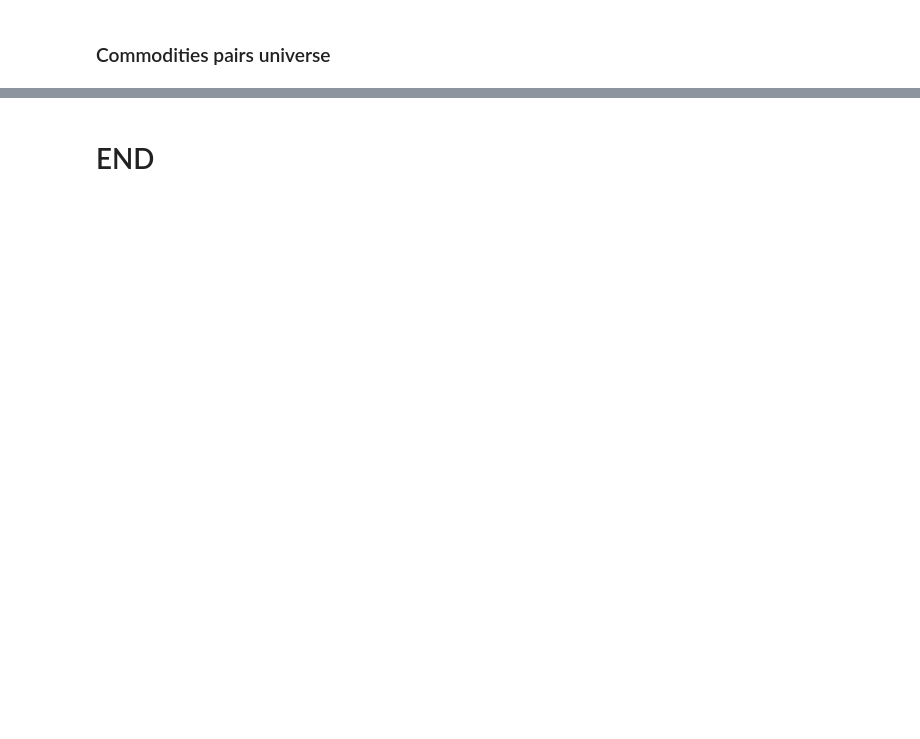
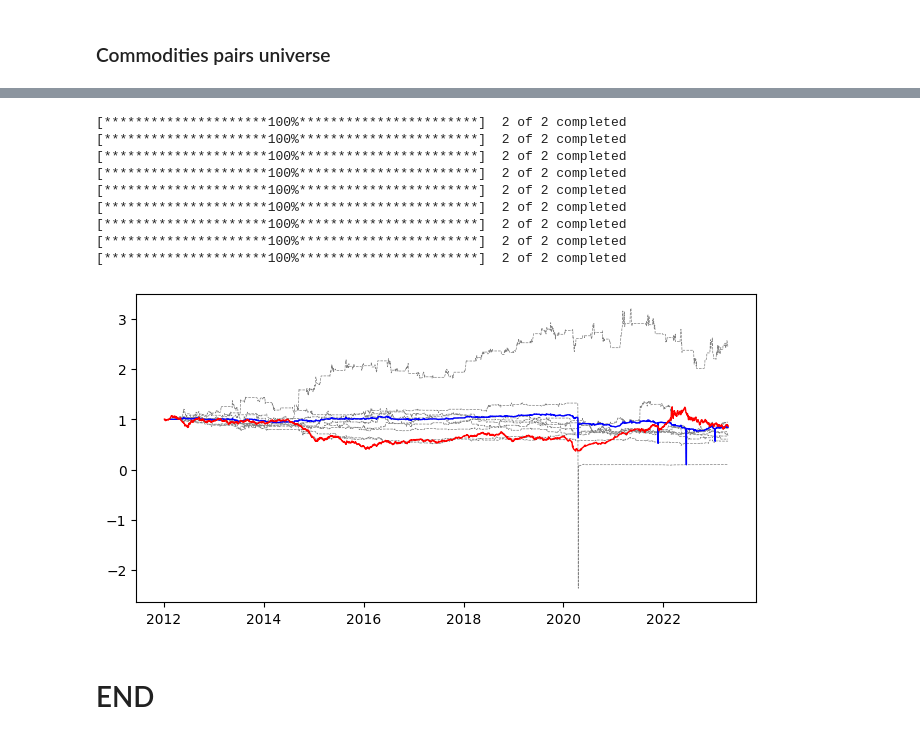
Before and after one commit to vzinkovski/commodities_mean_reversion_pairs_trading, a Jupyter notebook: pairs_trading_mean_reversion.ipynb, the cells around one changed output, grey strips where cells are left out. Saved outputs shown, nothing was run; the diff lists cells and outputs as text; code cells hidden in the pictures; blank space fills up the shorter version.

```diff
--- a/pairs_trading_mean_reversion.ipynb
+++ b/pairs_trading_mean_reversion.ipynb
@@ -373,2 +321,26 @@ def get_portfolio_returns(universe):
+# %%
+# get pairs universe returns
+pairs_universe_df = get_portfolio_returns(pairs_universe, alpha)
+
+# plot portfolio and benchmark returns
+plt.subplots(figsize=(8, 4))
+
+for col in pairs_universe_df.columns:
+  plt.plot(pairs_universe_df.index, pairs_universe_df[col], color='gray', linewidth=0.5, linestyle='--')
+
+plt.plot(pairs_universe_df.index, pairs_universe_df['portfolio_returns'], color='b', linewidth=1)
+plt.plot(bm.index, bm[f'{benchmark_name}_returns'], color='r', linewidth=1)
+plt.show();
+# %% [output]
+[*********************100%***********************]  2 of 2 completed
+[*********************100%***********************]  2 of 2 completed
+[*********************100%***********************]  2 of 2 completed
+[*********************100%***********************]  2 of 2 completed
+[*********************100%***********************]  2 of 2 completed
+[*********************100%***********************]  2 of 2 completed
+[*********************100%***********************]  2 of 2 completed
+[*********************100%***********************]  2 of 2 completed
+[*********************100%***********************]  2 of 2 completed
+[figure, added]
 # %% [markdown]
 # END
```
Also changed, not shown: parts of 18 cells of this notebook.
